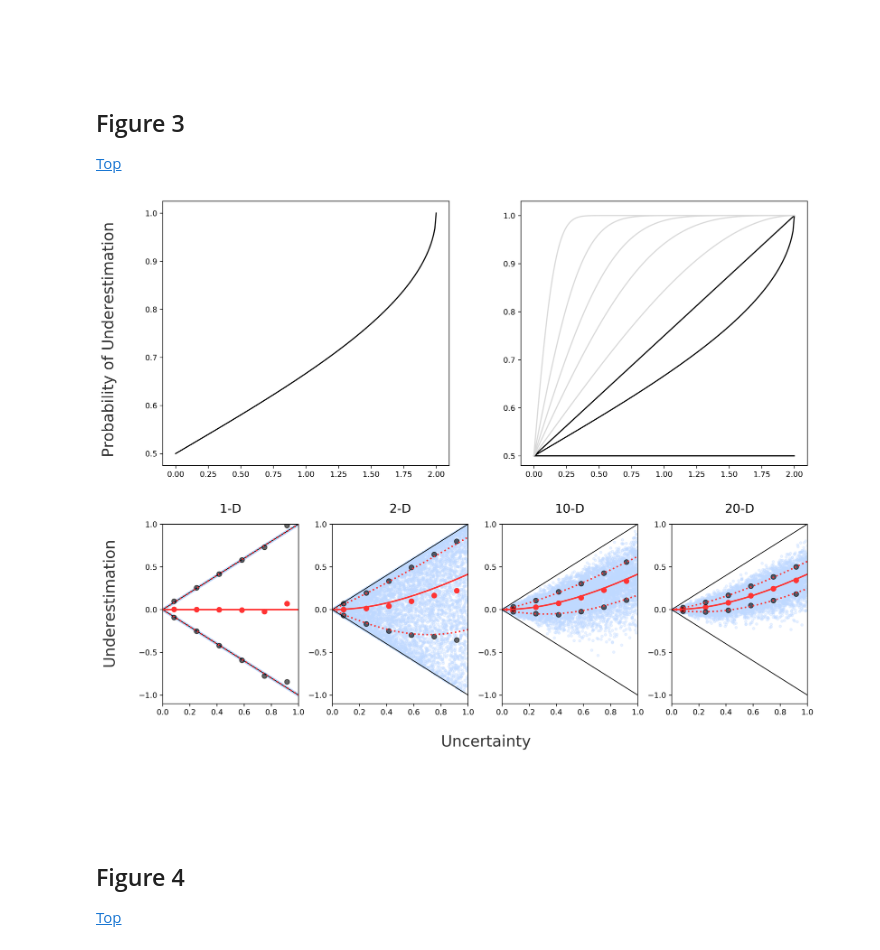
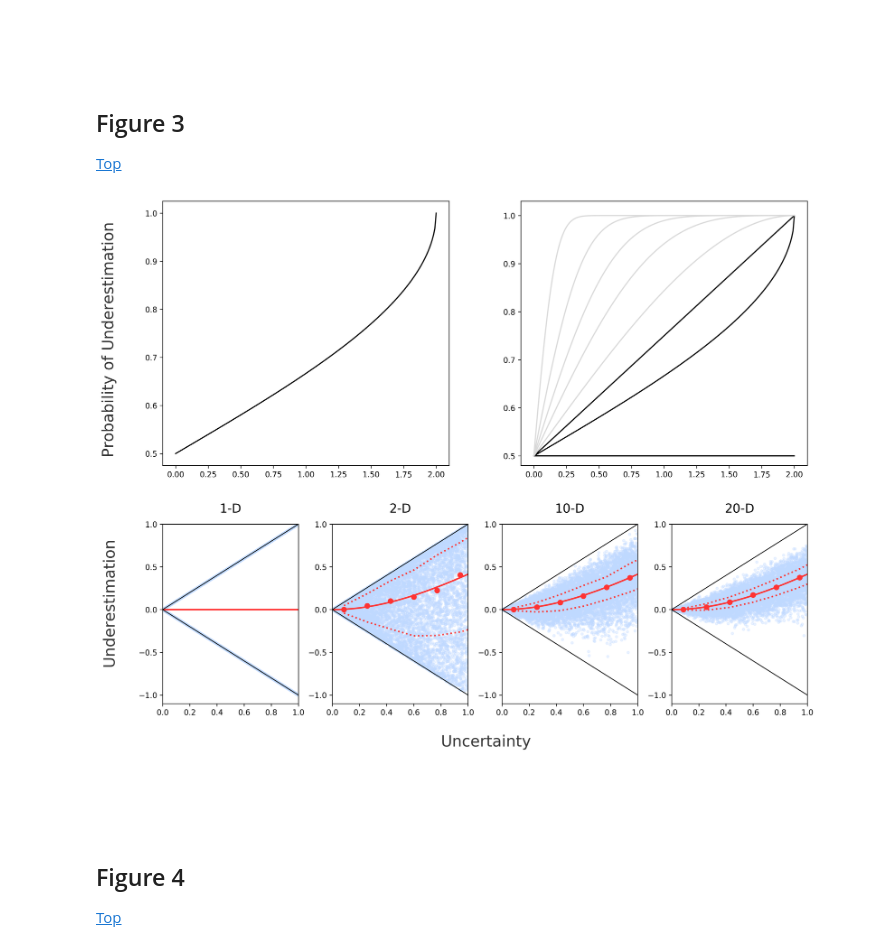
Before and after one commit to jamesaorr/scaling-up-uncertain-predictions, a Jupyter notebook: Scaling.Up_Simulations.ipynb, the cells around one changed output. Drawn from its saved outputs; the diff is of its cells as text; code cells hidden in the pictures.

```diff
--- a/Scaling.Up_Simulations.ipynb
+++ b/Scaling.Up_Simulations.ipynb
@@ -79,6 +79,12 @@ def eff_d(x, y):
 
 def underestimation(values):
     return len(np.where(values>0.)[0])/(len(values)*1.)
+
+def Q25(x):
+    return np.percentile(x, 25, interpolation = 'midpoint')
+
+def Q75(x):
+    return np.percentile(x, 75, interpolation = 'midpoint')
 # %% [markdown]
 <br>
 <br>
@@ -274,14 +288,14 @@ plt.ylim(0.48, 1.03)
 plt.subplot(3, 4, 9)
 plt.scatter(Non_add_1, Effect_1, alpha = 0.3, color = (0.75, 0.85, 1), s=10)
 X = np.sort(Non_add_1)
-plt.scatter(bin_1_x, bin_1_y, color = (1, 0.2, 0.2), s=40)
-plt.scatter(bin_1_x, bin_1_y+bin_1_y_sd, color = "black", alpha = 0.6, s=40)
-plt.scatter(bin_1_x, bin_1_y-bin_1_y_sd, color = "black", alpha = 0.6, s=40)
+#plt.scatter(bin_1_x, bin_1_y, color = (1, 0.2, 0.2), s=40)
+#plt.scatter(bin_1_x, bin_1_y+bin_1_y_sd, color = "black", alpha = 0.6, s=40)
+#plt.scatter(bin_1_x, bin_1_y-bin_1_y_sd, color = "black", alpha = 0.6, s=40)
 plt.plot([0,1,2],[0,0,1], color = (1, 0.2, 0.2), lw=2, label=(r'Expected Median'))    # Expected median
 plt.plot(X, X, 'black', lw=1, label=("Boundaries"))
 plt.plot([0,1,2],[0,-1,0], 'black',lw=1)
-plt.plot(X, np.sqrt(X**2+1+2*X/np.sqrt(1))-1, color = (1, 0.2, 0.2), lw=2, linestyle=':')
-plt.plot(X, np.sqrt(X**2+1-2*X/np.sqrt(1))-1, color = (1, 0.2, 0.2), lw=2, linestyle=':')
+#plt.plot(X, np.sqrt(X**2+1+2*X/np.sqrt(1))-1, color = (1, 0.2, 0.2), lw=2, linestyle=':')
+#plt.plot(X, np.sqrt(X**2+1-2*X/np.sqrt(1))-1, color = (1, 0.2, 0.2), lw=2, linestyle=':')
 plt.title("1-D", fontsize = 16, pad=15)
 plt.xlim(0, 1)
 plt.ylim(-1.1, 1);
@@ -293,12 +307,12 @@ plt.subplot(3, 4, 10)
 plt.scatter(Non_add_2, Effect_2, alpha = 0.3, color = (0.75, 0.85, 1), s=10)
 X = np.sort(Non_add_2)
 plt.scatter(bin_2_x, bin_2_y, color = (1, 0.2, 0.2), s=40)
-plt.scatter(bin_2_x, bin_2_y+bin_2_y_sd, color = "black", alpha = 0.6, s=40)
-plt.scatter(bin_2_x, bin_2_y-bin_2_y_sd, color = "black", alpha = 0.6, s=40)
+plt.plot(bin_2_x, bin_2_y_q25, color = (1, 0.2, 0.2), lw=2, linestyle=':')
+plt.plot(bin_2_x, bin_2_y_q75, color = (1, 0.2, 0.2), lw=2, linestyle=':')
 plt.plot(X, np.sqrt(X**2+1)-1, color = (1, 0.2, 0.2), lw=2)
 plt.plot(X, X, 'black', lw=1)
-plt.plot(X, np.sqrt(X**2+1+2*X/np.sqrt(2))-1, color = (1, 0.2, 0.2), lw=2, linestyle=':')
-plt.plot(X, np.sqrt(X**2+1-2*X/np.sqrt(2))-1, color = (1, 0.2, 0.2), lw=2, linestyle=':')
+#plt.plot(X, np.sqrt(X**2+1+2*X/np.sqrt(2))-1, color = (1, 0.2, 0.2), lw=2, linestyle=':')
+#plt.plot(X, np.sqrt(X**2+1-2*X/np.sqrt(2))-1, color = (1, 0.2, 0.2), lw=2, linestyle=':')
 plt.plot([0,1,2],[0,-1,0], 'black',lw=1)
 plt.title("2-D", fontsize = 16, pad=15)
 plt.xlim(0, 1)
@@ -311,48 +325,49 @@ plt.subplot(3, 4, 11)
 plt.scatter(Non_add_10, Effect_10, alpha = 0.3, color = (0.75, 0.85, 1), s=10)
 X = np.sort(Non_add_10)
 plt.scatter(bin_10_x, bin_10_y, color = (1, 0.2, 0.2), s=40)
-plt.scatter(bin_10_x, bin_10_y+bin_10_y_sd, color = "black", alpha = 0.6, s=40)
-plt.scatter(bin_10_x, bin_10_y-bin_10_y_sd, color = "black", alpha = 0.6, s=40)
+plt.plot(bin_10_x, bin_10_y_q25, color = (1, 0.2, 0.2), lw=2, linestyle=':')
+plt.plot(bin_10_x, bin_10_y_q75, color = (1, 0.2, 0.2), lw=2, linestyle=':')
 plt.plot(X, np.sqrt(X**2+1)-1, color = (1, 0.2, 0.2), lw=2)
 plt.plot(X, X, 'black', lw=1)
-plt.plot(X, np.sqrt(X**2+1+2*X/np.sqrt(10))-1, color = (1, 0.2, 0.2), lw=2, linestyle=':')
-plt.plot(X, np.sqrt(X**2+1-2*X/np.sqrt(10))-1, color = (1, 0.2, 0.2), lw=2, linestyle=':')
+#plt.plot(X, np.sqrt(X**2+1+2*X/np.sqrt(10))-1, color = (1, 0.2, 0.2), lw=2, linestyle=':')
+#plt.plot(X, np.sqrt(X**2+1-2*X/np.sqrt(10))-1, color = (1, 0.2, 0.2), lw=2, linestyle=':')
 plt.plot([0,1,2],[0,-1,0], 'black',lw=1)
 plt.title("10-D", fontsize = 16, pad=15)
 plt.xlim(0, 1)
 plt.ylim(-1.1, 1);
 plt.yticks([-1.0, -0.5, 0.0, 0.5, 1.0], fontsize=10)
 plt.xticks(fontsize=10)
 
 ##### 20-D #####
 plt.subplot(3, 4, 12)
 plt.scatter(Non_add_20, Effect_20, alpha = 0.3, color = (0.75, 0.85, 1), s=10)
 X = np.sort(Non_add_20)
 plt.scatter(bin_20_x, bin_20_y, color = (1, 0.2, 0.2), s=40)
-plt.scatter(bin_20_x, bin_20_y+bin_20_y_sd, color = "black", alpha = 0.6, s=40)
-plt.scatter(bin_20_x, bin_20_y-bin_20_y_sd, color = "black", alpha = 0.6, s=40)
+plt.plot(bin_20_x, bin_20_y_q25, color = (1, 0.2, 0.2), lw=2, linestyle=':')
+plt.plot(bin_20_x, bin_20_y_q75, color = (1, 0.2, 0.2), lw=2, linestyle=':')
 plt.plot(X, np.sqrt(X**2+1)-1, color = (1, 0.2, 0.2), lw=2)
 plt.plot(X, X, 'black', lw=1)
-plt.plot(X, np.sqrt(X**2+1+2*X/np.sqrt(20))-1, color = (1, 0.2, 0.2), lw=2, linestyle=':')
-plt.plot(X, np.sqrt(X**2+1-2*X/np.sqrt(20))-1, color = (1, 0.2, 0.2), lw=2, linestyle=':')
+#plt.plot(X, np.sqrt(X**2+1+2*X/np.sqrt(20))-1, color = (1, 0.2, 0.2), lw=2, linestyle=':')
+#plt.plot(X, np.sqrt(X**2+1-2*X/np.sqrt(20))-1, color = (1, 0.2, 0.2), lw=2, linestyle=':')
 plt.plot([0,1,2],[0,-1,0], 'black',lw=1)
 plt.title("20-D", fontsize = 16, pad=15)
 plt.xlim(0, 1)
 plt.ylim(-1.1, 1);
 plt.yticks([-1.0, -0.5, 0.0, 0.5, 1.0], fontsize=10)
 plt.xticks(fontsize=10)
+
 
 
 ############ Annotations #################
 
 plt.text(-4.2, 4.4, "Probability of Underestimation", fontsize=20, alpha = 0.8, rotation=90);
 plt.text(-4.2, 0.7, "Underestimation", fontsize=20, alpha = 0.8, rotation=90);
 plt.text(-1.7, -1.6, "Uncertainty", fontsize=20, alpha = 0.8)
 
 
 plt.subplots_adjust(wspace=0.25, hspace=-0.1);
 # %% [output]
-[figure, old version]
+[figure, new version]
 # %% [markdown]
 <br>
 <br>
```
Also changed, not shown: parts of 7 cells of this notebook.
